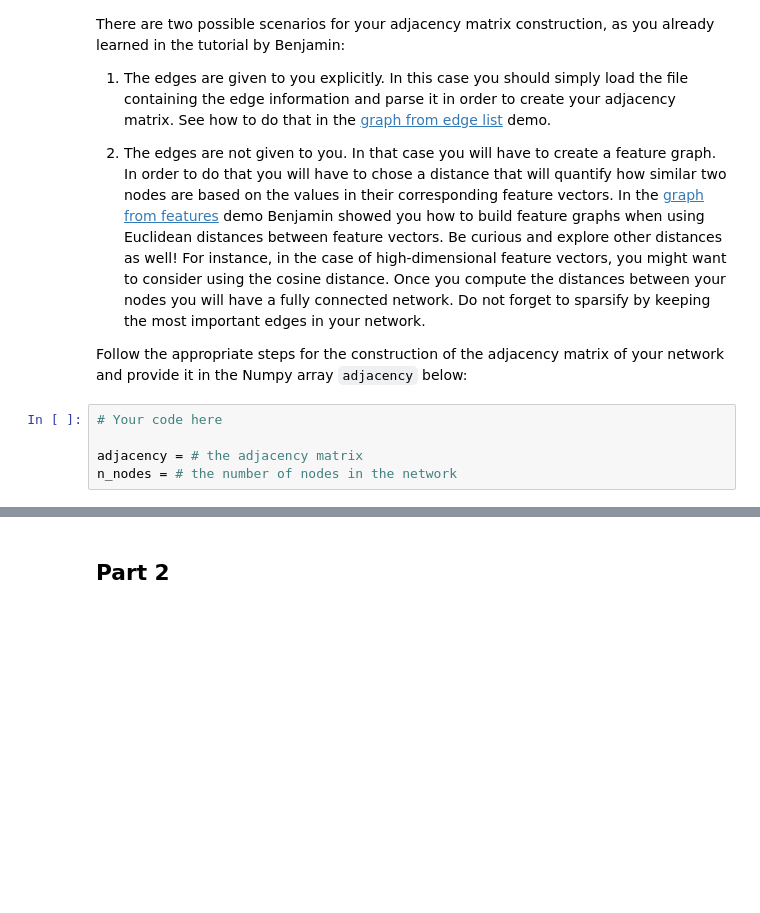
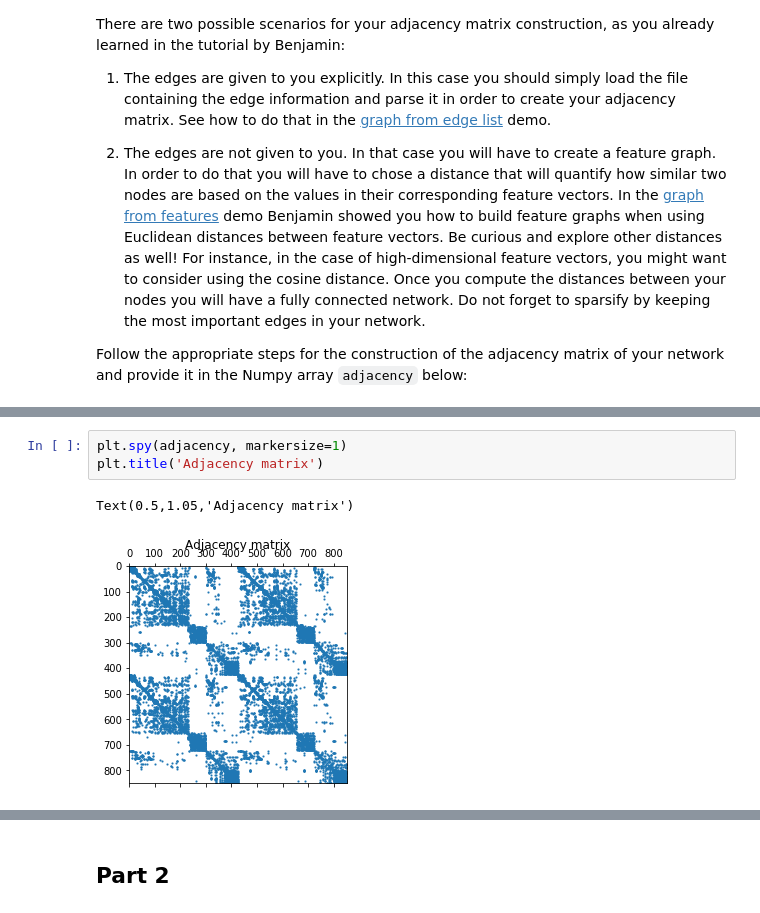
Before and after one commit to Kakavand/EPFL-antiterrorAssignment, a Jupyter notebook: milestone_1/1_network_properties_marco1-6.ipynb, the cells around one changed output, grey strips where cells are left out. Cells and saved outputs as stored; diff of their text form; blank space fills up the shorter version.

```diff
--- a/milestone_1/1_network_properties_marco1-6.ipynb
+++ b/milestone_1/1_network_properties_marco1-6.ipynb
@@ -53,8 +93,3 @@ There are two possible scenarios for your adjacency matrix construction, as you
 2) The edges are not given to you. In that case you will have to create a feature graph. In order to do that you will have to chose a distance that will quantify how similar two nodes are based on the values in their corresponding feature vectors. In the [graph from features]() demo Benjamin showed you how to build feature graphs when using Euclidean distances between feature vectors. Be curious and explore other distances as well! For instance, in the case of high-dimensional feature vectors, you might want to consider using the cosine distance. Once you compute the distances between your nodes you will have a fully connected network. Do not forget to sparsify by keeping the most important edges in your network.
 
 Follow the appropriate steps for the construction of the adjacency matrix of your network and provide it in the Numpy array ``adjacency`` below:
-# %%
-# Your code here
-
-adjacency = # the adjacency matrix
-n_nodes = # the number of nodes in the network
@@ -60,0 +265,6 @@ n_nodes = # the number of nodes in the network
+# %%
+plt.spy(adjacency, markersize=1)
+plt.title('Adjacency matrix')
+# %% [output]
+Text(0.5,1.05,'Adjacency matrix')
+[figure, added]
```
Also changed, not shown: parts of 35 cells of this notebook, 1 other file.
